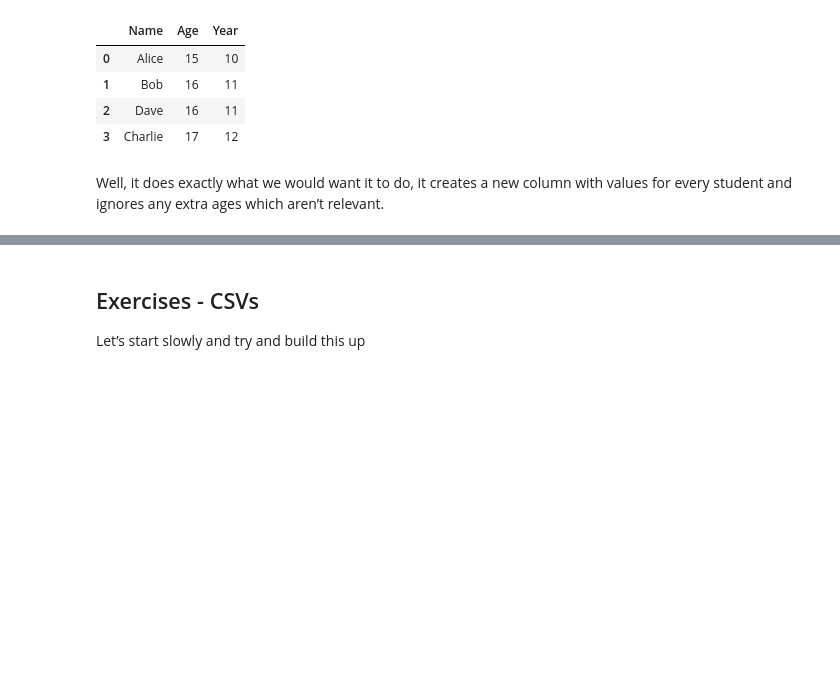
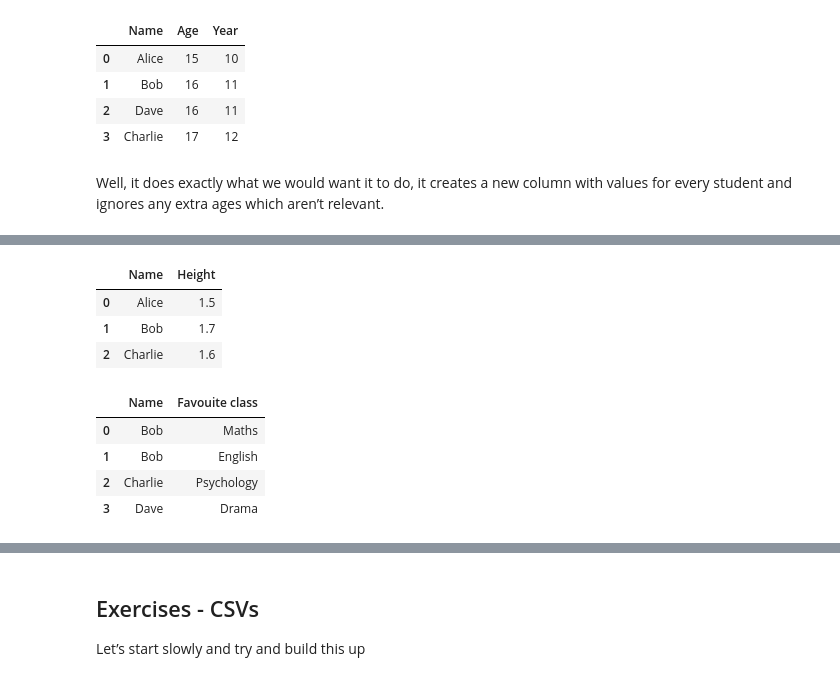
Before and after one commit to Aidan23Smith/Starting-with-Python, a Jupyter notebook: Python Basics.ipynb, the cells around one changed output, grey strips where cells are left out. Cells and saved outputs as stored; diff of their text form; code cells hidden in the pictures; blank space fills up the shorter version.

```diff
--- a/Python Basics.ipynb
+++ b/Python Basics.ipynb
@@ -1572,0 +1585,15 @@ Well, it does exactly what we would want it to do, it creates a new column with
+# %%
+heights
+# %% [output]
+|  | Name | Height |
+| 0 | Alice | 1.5 |
+| 1 | Bob | 1.7 |
+| 2 | Charlie | 1.6 |
+# %%
+favourite
+# %% [output]
+|  | Name | Favouite class |
+| 0 | Bob | Maths |
+| 1 | Bob | English |
+| 2 | Charlie | Psychology |
+| 3 | Dave | Drama |
```
Also changed, not shown: parts of 10 cells of this notebook, 2 other files.
